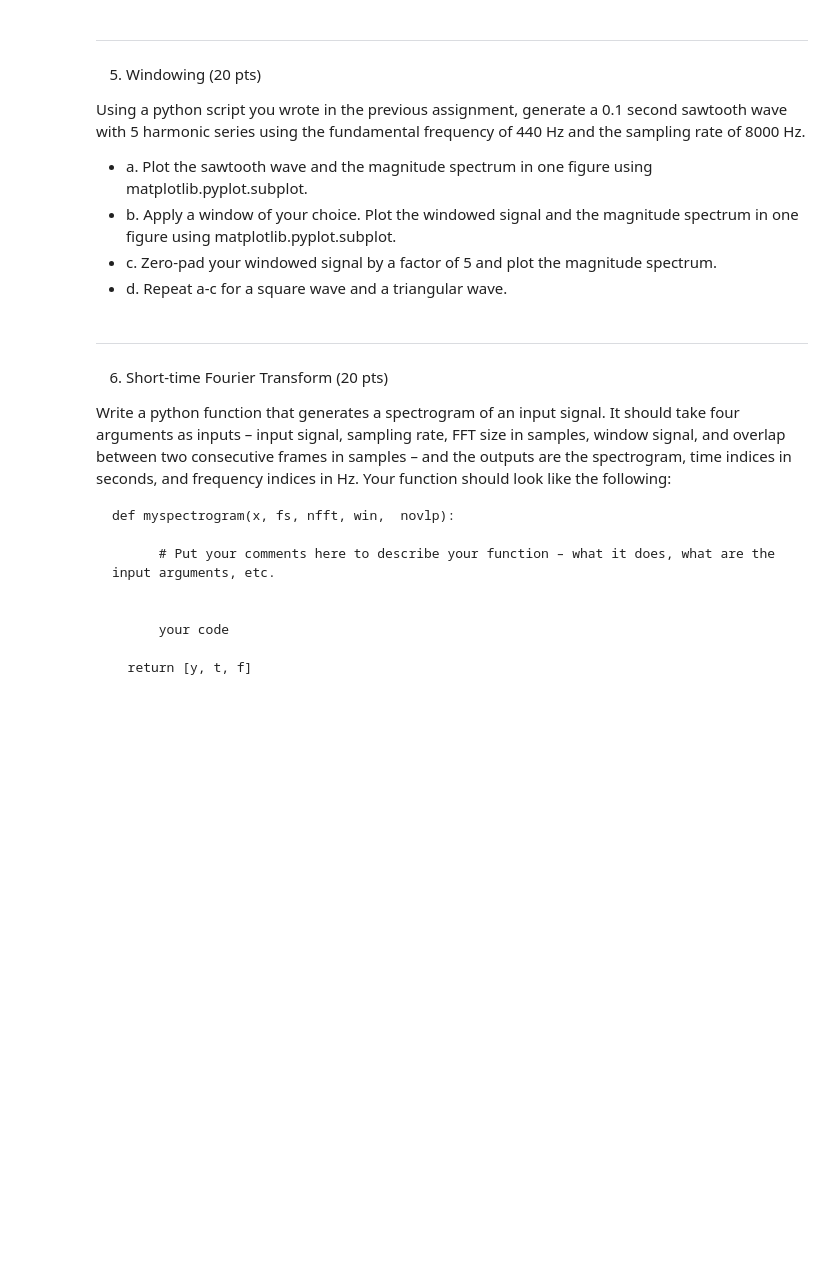
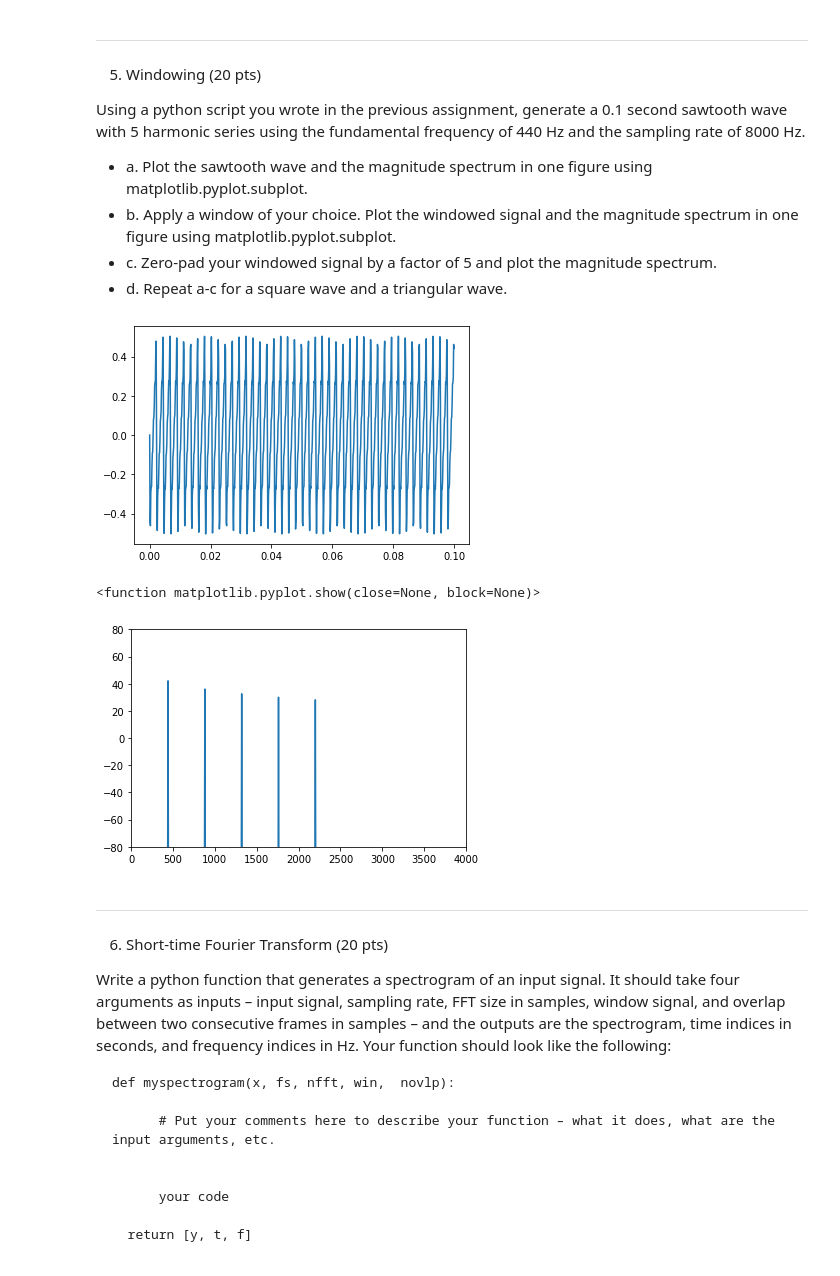
Before and after one commit to changwoonchoi/cl2020, a Jupyter notebook: as_1/assignment01.ipynb, the cells around one changed output. Drawn from its saved outputs; the diff is of its cells as text; code cells hidden in the pictures; blank space fills up the shorter version.

```diff
--- a/as_1/assignment01.ipynb
+++ b/as_1/assignment01.ipynb
@@ -350,3 +390,38 @@ Using a python script you wrote in the previous assignment, generate a 0.1 secon
+# %%
+# !!!! your code here !!!!
+
+dur = 0.1
+sine_num = 5
+f0 = 440
+fs = 8000
+t = np.linspace(0, dur, int(fs*dur))
+
+# a
+saw_wave = make_saw_wave(sine_num, dur, fs, f0)
+plt.plot(t, saw_wave)
+plt.show()
+plt.clf()
+
+X = np.fft.fft(saw_wave)
+Xdb = 20 * np.log10(np.absolute(X) + np.finfo(float).eps)
+Xdb = list(Xdb)
+fi = np.arange(0, fs, fs/800)
+plt.xlim(0, fs/2)
+plt.ylim(-80, 80)
+plt.plot(fi, Xdb)
+plt.show
+
+# b
+
+
+# c
+
+
+# d
+# %% [output]
+[figure, added]
+<function matplotlib.pyplot.show(close=None, block=None)>
+[figure, added]
 # %% [markdown]
 
 
```
Also changed, not shown: parts of 8 cells of this notebook, 12 other files.
